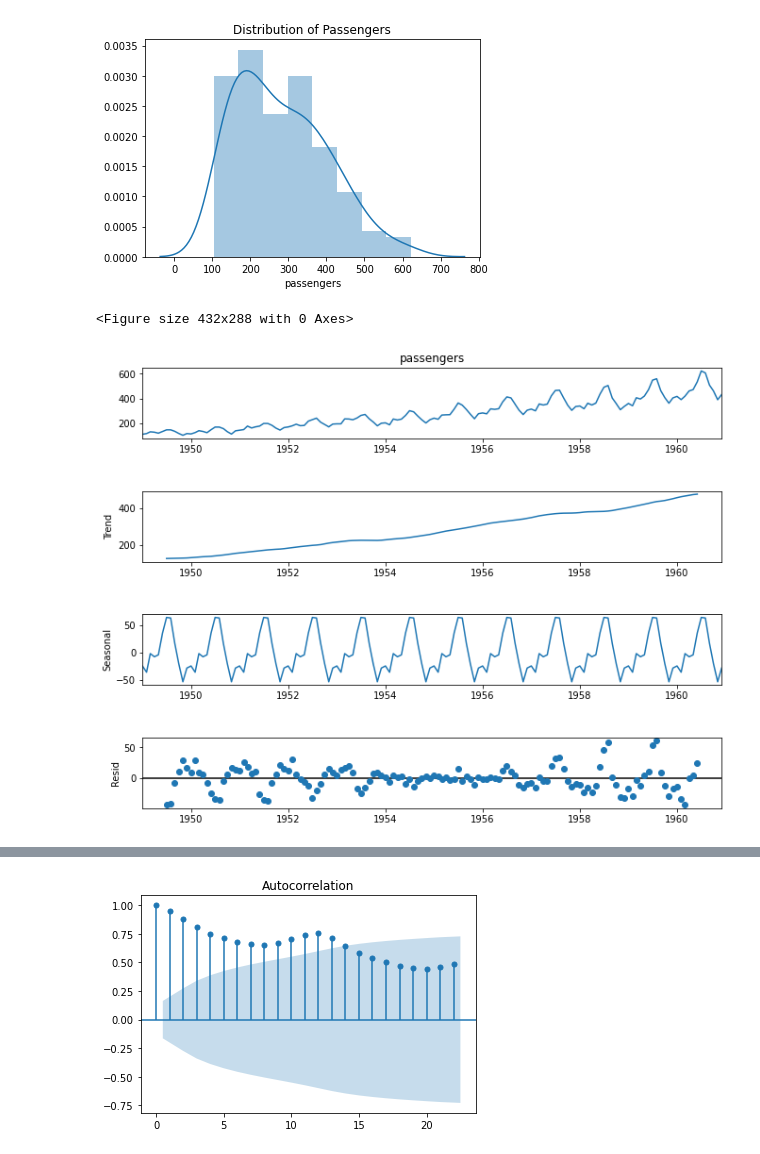
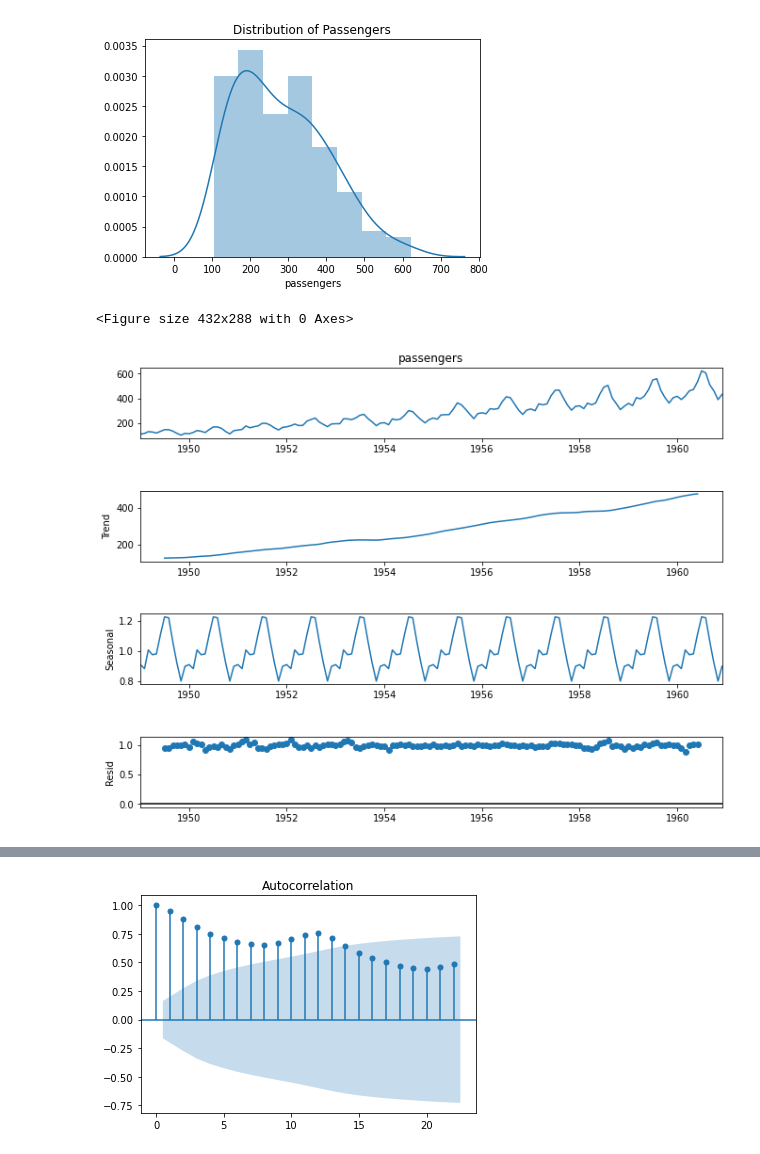
Before and after one commit to mkosaka1/AirPassengers_TimeSeries, a Jupyter notebook: Time_Series.ipynb, the cells around one changed output, grey strips where cells are left out. Cells and saved outputs as stored; diff of their text form; code cells hidden in the pictures.

```diff
--- a/Time_Series.ipynb
+++ b/Time_Series.ipynb
@@ -48,10 +49,10 @@ plt.title('Distribution of Passengers')
 Text(0.5, 1.0, 'Distribution of Passengers')
 [figure]
 # %%
-seasonal = seasonal_decompose(df.passengers,period=12)
+seasonal = seasonal_decompose(df.passengers,model='multiplicative')
 fig = plt.figure()
 fig = seasonal.plot()
 fig.set_size_inches(10, 8)
 # %% [output]
 <Figure size 432x288 with 0 Axes>
-[figure, old version]
+[figure, new version]
```
Also changed, not shown: parts of 30 cells of this notebook.
